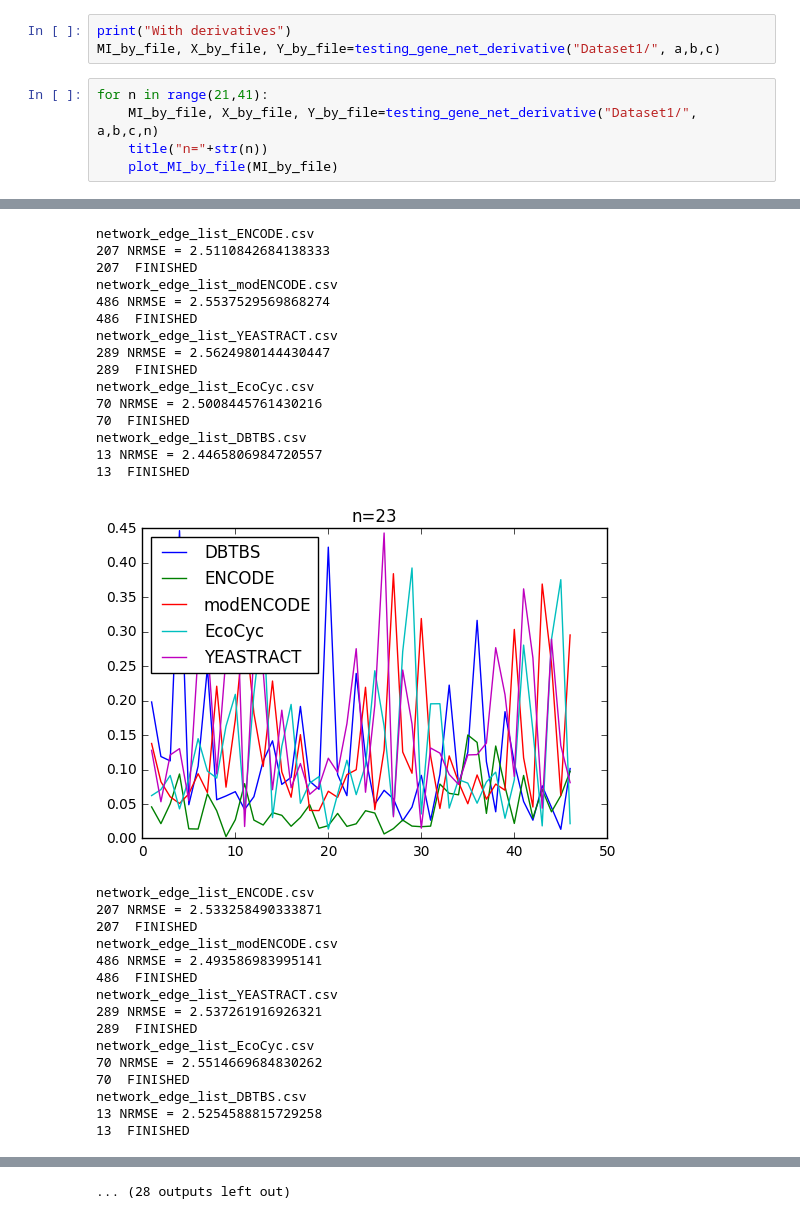
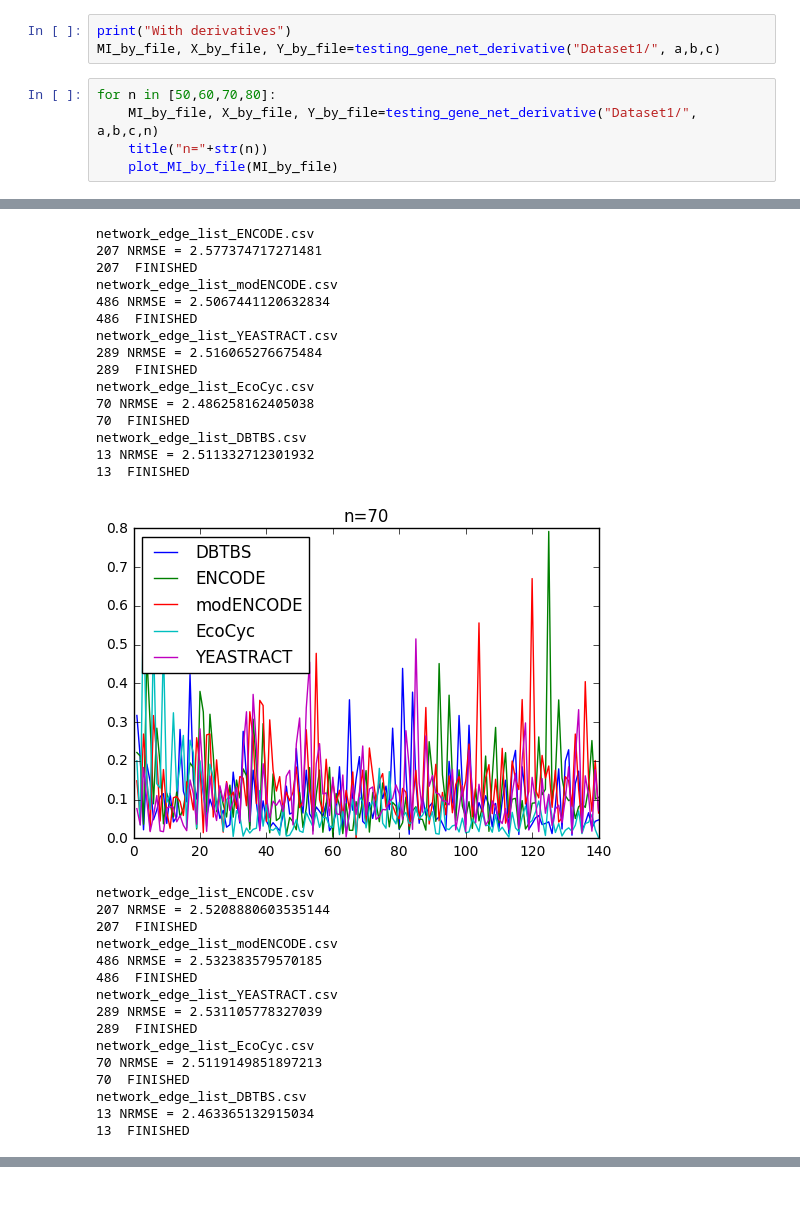
Before and after one commit to carfuentes/mutual_info_study, a Jupyter notebook: ESN-gene-nets.ipynb, the cells around one changed output, grey strips where cells are left out. Cells and saved outputs as stored; diff of their text form.

Commit message:
MI graphs done 2

```diff
--- a/ESN-gene-nets.ipynb
+++ b/ESN-gene-nets.ipynb
@@ -305,7 +305,7 @@ testing_gene_net("Dataset1/",NARMA_result)
 print("With derivatives")
 MI_by_file, X_by_file, Y_by_file=testing_gene_net_derivative("Dataset1/", a,b,c)
 # %%
-for n in range(21,41):
+for n in [50,60,70,80]:
     MI_by_file, X_by_file, Y_by_file=testing_gene_net_derivative("Dataset1/", a,b,c,n)
     title("n="+str(n))
     plot_MI_by_file(MI_by_file)
@@ -345,31 +345,31 @@ network_edge_list_DBTBS.csv
 network_edge_list_ENCODE.csv
-207 NRMSE = 2.5110842684138333
+207 NRMSE = 2.577374717271481
 207  FINISHED
 network_edge_list_modENCODE.csv
-486 NRMSE = 2.5537529569868274
+486 NRMSE = 2.5067441120632834
 486  FINISHED
 network_edge_list_YEASTRACT.csv
-289 NRMSE = 2.5624980144430447
+289 NRMSE = 2.516065276675484
 289  FINISHED
 network_edge_list_EcoCyc.csv
-70 NRMSE = 2.5008445761430216
+70 NRMSE = 2.486258162405038
 70  FINISHED
 network_edge_list_DBTBS.csv
-13 NRMSE = 2.4465806984720557
+13 NRMSE = 2.511332712301932
 13  FINISHED
-[figure, old version]
+[figure, new version]
 network_edge_list_ENCODE.csv
-207 NRMSE = 2.533258490333871
+207 NRMSE = 2.5208880603535144
 207  FINISHED
 network_edge_list_modENCODE.csv
-486 NRMSE = 2.493586983995141
+486 NRMSE = 2.532383579570185
 486  FINISHED
 network_edge_list_YEASTRACT.csv
-289 NRMSE = 2.537261916926321
+289 NRMSE = 2.531105778327039
 289  FINISHED
 network_edge_list_EcoCyc.csv
-70 NRMSE = 2.5514669684830262
+70 NRMSE = 2.5119149851897213
 70  FINISHED
 network_edge_list_DBTBS.csv
-13 NRMSE = 2.5254588815729258
+13 NRMSE = 2.463365132915034
 13  FINISHED
@@ -409 +376,0 @@ network_edge_list_DBTBS.csv
-... (28 outputs left out)
```
Also changed, not shown: parts of 1 cell of this notebook.
